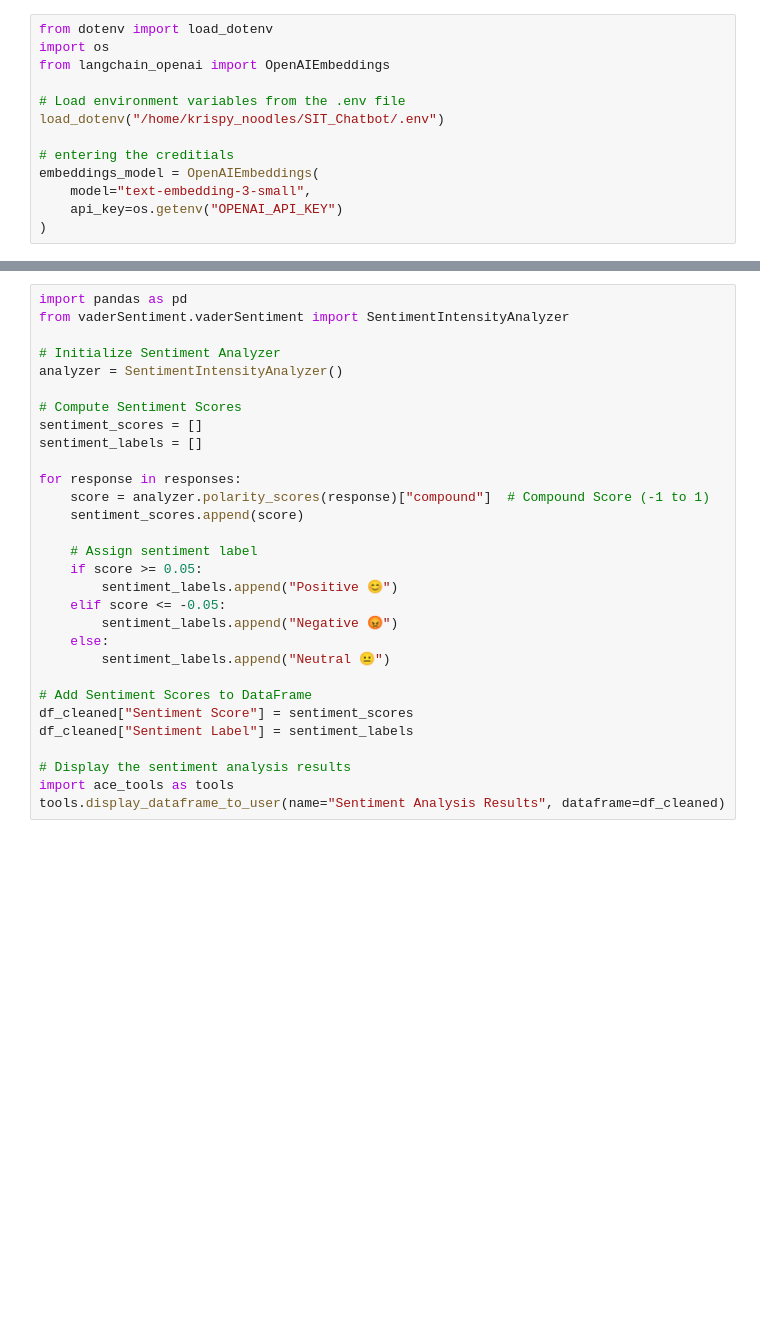
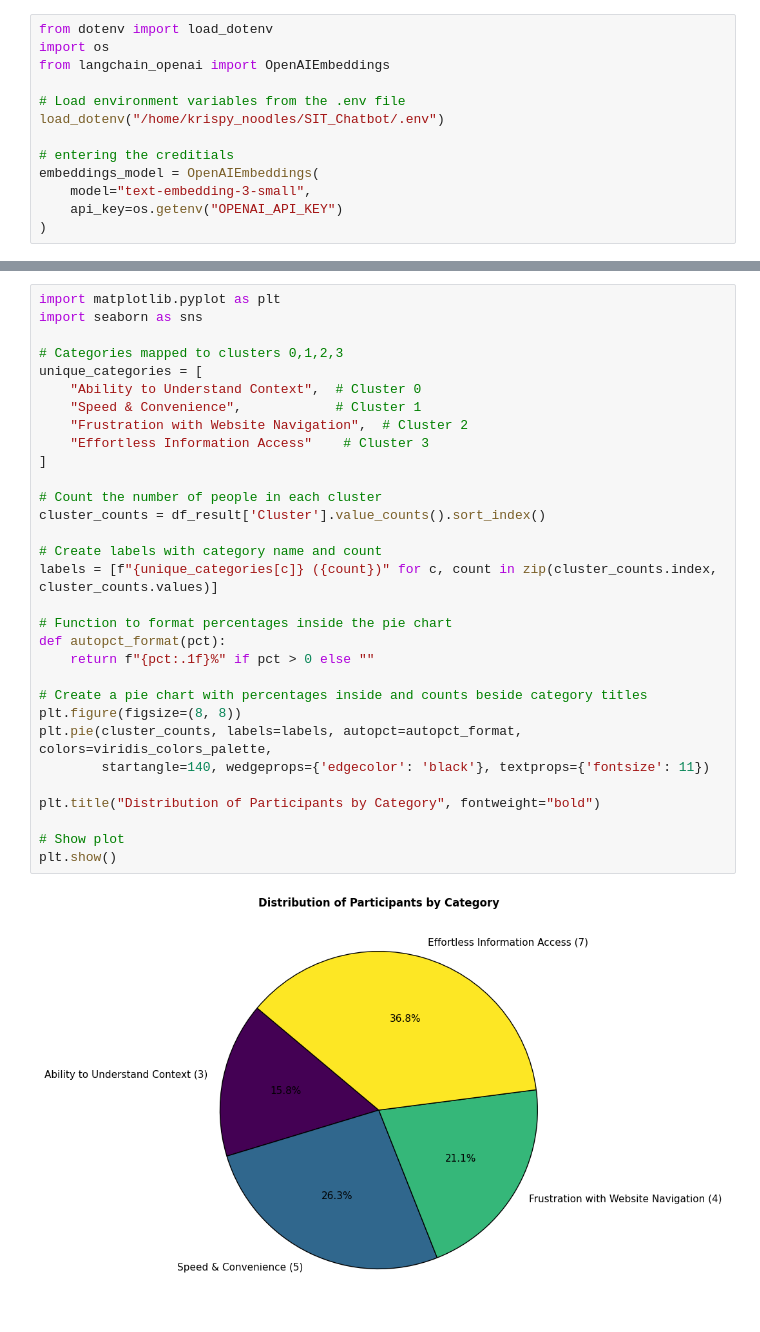
Before and after one commit to KrispyNoodles/SIT_Chatbot, a Jupyter notebook: viz/feedback_viz.ipynb, the cells around one changed output, grey strips where cells are left out. Cells and saved outputs as stored; diff of their text form; blank space fills up the shorter version.

```diff
--- a/viz/feedback_viz.ipynb
+++ b/viz/feedback_viz.ipynb
@@ -168,30 +165,33 @@ df_result.reset_index(drop=True, inplace=True)
-# %%
-import pandas as pd
-from vaderSentiment.vaderSentiment import SentimentIntensityAnalyzer
-
-# Initialize Sentiment Analyzer
-analyzer = SentimentIntensityAnalyzer()
-
-# Compute Sentiment Scores
-sentiment_scores = []
-sentiment_labels = []
-
-for response in responses:
-    score = analyzer.polarity_scores(response)["compound"]  # Compound Score (-1 to 1)
-    sentiment_scores.append(score)
-
-    # Assign sentiment label
-    if score >= 0.05:
-        sentiment_labels.append("Positive 😊")
-    elif score <= -0.05:
-        sentiment_labels.append("Negative 😡")
-    else:
-        sentiment_labels.append("Neutral 😐")
-
-# Add Sentiment Scores to DataFrame
-df_cleaned["Sentiment Score"] = sentiment_scores
-df_cleaned["Sentiment Label"] = sentiment_labels
-
-# Display the sentiment analysis results
-import ace_tools as tools
-tools.display_dataframe_to_user(name="Sentiment Analysis Results", dataframe=df_cleaned)
+# %%
+import matplotlib.pyplot as plt
+import seaborn as sns
+
+# Categories mapped to clusters 0,1,2,3
+unique_categories = [
+    "Ability to Understand Context",  # Cluster 0
+    "Speed & Convenience",            # Cluster 1
+    "Frustration with Website Navigation",  # Cluster 2
+    "Effortless Information Access"    # Cluster 3
+]
+
+# Count the number of people in each cluster
+cluster_counts = df_result['Cluster'].value_counts().sort_index()
+
+# Create labels with category name and count
+labels = [f"{unique_categories[c]} ({count})" for c, count in zip(cluster_counts.index, cluster_counts.values)]
+
+# Function to format percentages inside the pie chart
+def autopct_format(pct):
+    return f"{pct:.1f}%" if pct > 0 else ""
+
+# Create a pie chart with percentages inside and counts beside category titles
+plt.figure(figsize=(8, 8))
+plt.pie(cluster_counts, labels=labels, autopct=autopct_format, colors=viridis_colors_palette,
+        startangle=140, wedgeprops={'edgecolor': 'black'}, textprops={'fontsize': 11})
+
+plt.title("Distribution of Participants by Category", fontweight="bold")
+
+# Show plot
+plt.show()
+# %% [output]
+[figure, added]
```
Also changed, not shown: parts of 4 cells of this notebook, 8 other files.
